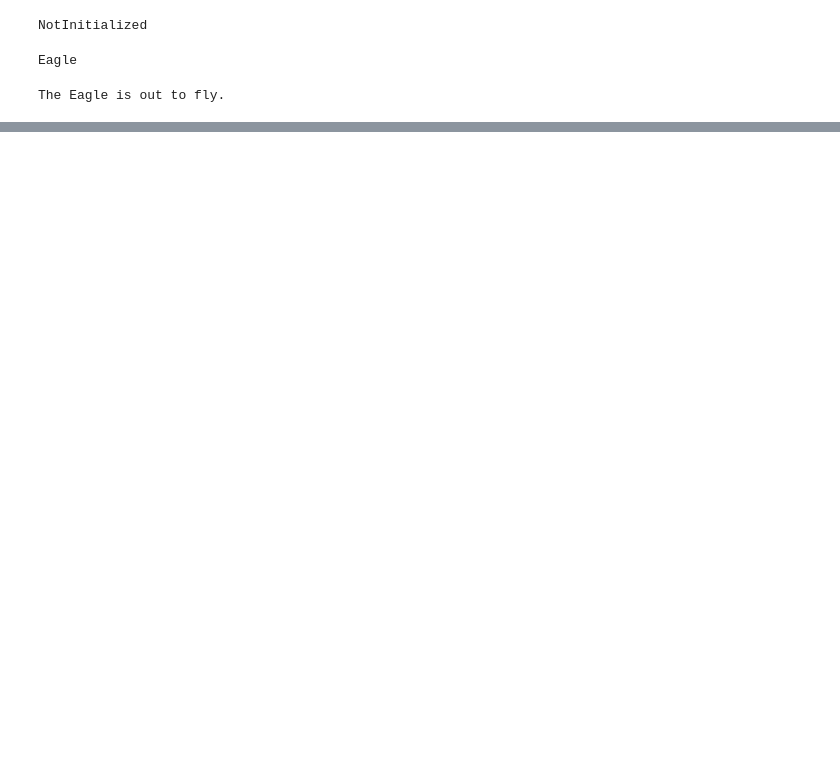
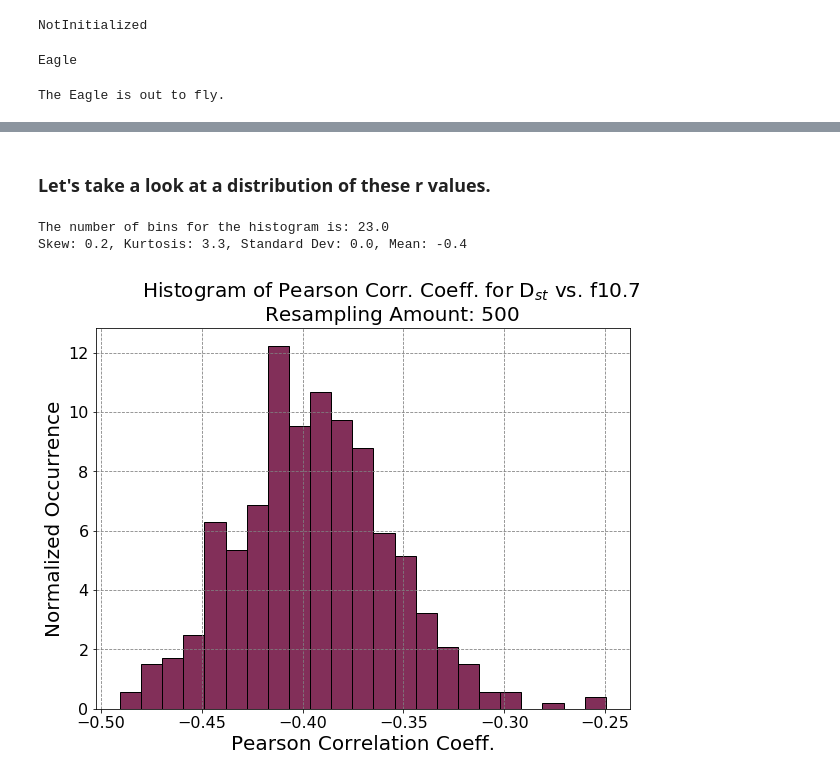
Before and after one commit to abbyazari/data_vis_statistics_geosciences, a Jupyter notebook: Lab8/Lab8_SpaceWeatherBootstraps.ipynb, the cells around one changed output, grey strips where cells are left out. Drawn from its saved outputs; the diff is of its cells as text; code cells hidden in the pictures; blank space fills up the shorter version.

```diff
--- a/Lab8/Lab8_SpaceWeatherBootstraps.ipynb
+++ b/Lab8/Lab8_SpaceWeatherBootstraps.ipynb
@@ -672,0 +577,55 @@ bVals = bootstrap.bootstrap(exampleObj, numIterations = 50)
+# %% [markdown]
+### Let's take a look at a distribution of these r values.
+# %%
+#what does the histogram of this look like?
+
+#set up the figure
+fig = plt.figure(figsize=(11, 7))
+fig.suptitle('Histogram of Pearson Corr. Coeff. for D$_{st}$ vs. f10.7 \n' +
+             'Resampling Amount: {}'.format(numIterations),
+             fontsize=20)
+
+gs = plt.GridSpec(1, 1, hspace=0.2, wspace=0.0, right = 0.8)
+
+#add subplots
+ax1 = fig.add_subplot(gs[0,0])
+
+#calculate using the general rule of thumb -
+
+#minimum as the sqrt(sampleSize)
+sampleSize = len(bootstrapVals['rVals'])
+
+#could also use np.floor - both find the integer
+# - ceil rounds up and I want MORE bins than
+#minimum
+
+numBins = np.ceil(np.sqrt(sampleSize))
+print("The number of bins for the histogram is: {}".format(numBins))
+
+#values is first entry, followed by number of bins, normed is the
+#normalization factor, ie normalize to 1.
+
+#edgecolor and linewidth set up the bin edges
+ax1.hist(bootstrapVals['rVals'], int(numBins), density = 1, facecolor = '#822f59',
+         edgecolor="k")
+
+#set up grid
+plt.grid(color='gray', linestyle='dashed')
+
+#labels
+plt.xlabel('Pearson Correlation Coeff.', fontsize = 20)
+plt.ylabel('Normalized Occurrence', fontsize = 20)
+#large ticks
+plt.xticks(fontsize=16) #make the xaxis labels larger
+plt.yticks(fontsize=16) #make the yaxis labels larger
+
+#print out stats on the skew etc
+print("Skew: {:.1f}, Kurtosis: {:.1f}, Standard Dev: {:.1f}, Mean: {:.1f}".format(
+        skew(bootstrapVals['rVals']),
+        kurtosis(bootstrapVals['rVals'], fisher = False),
+        np.std(bootstrapVals['rVals'], ddof = 1),
+        np.mean(bootstrapVals['rVals'])))
+# %% [output]
+The number of bins for the histogram is: 23.0
+Skew: 0.2, Kurtosis: 3.3, Standard Dev: 0.0, Mean: -0.4
+[figure, added]
```
Also changed, not shown: parts of 90 cells of this notebook, 3 other files.
